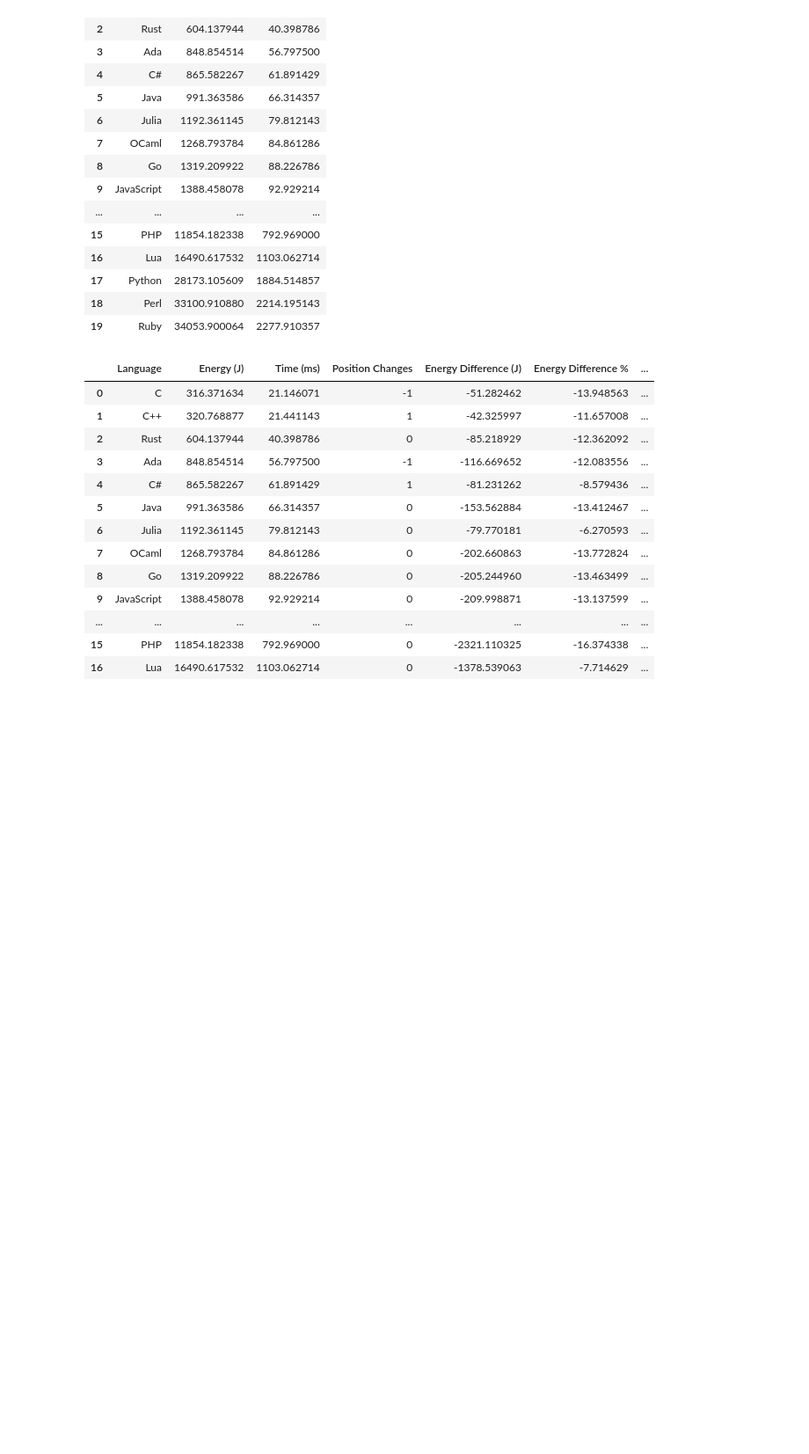
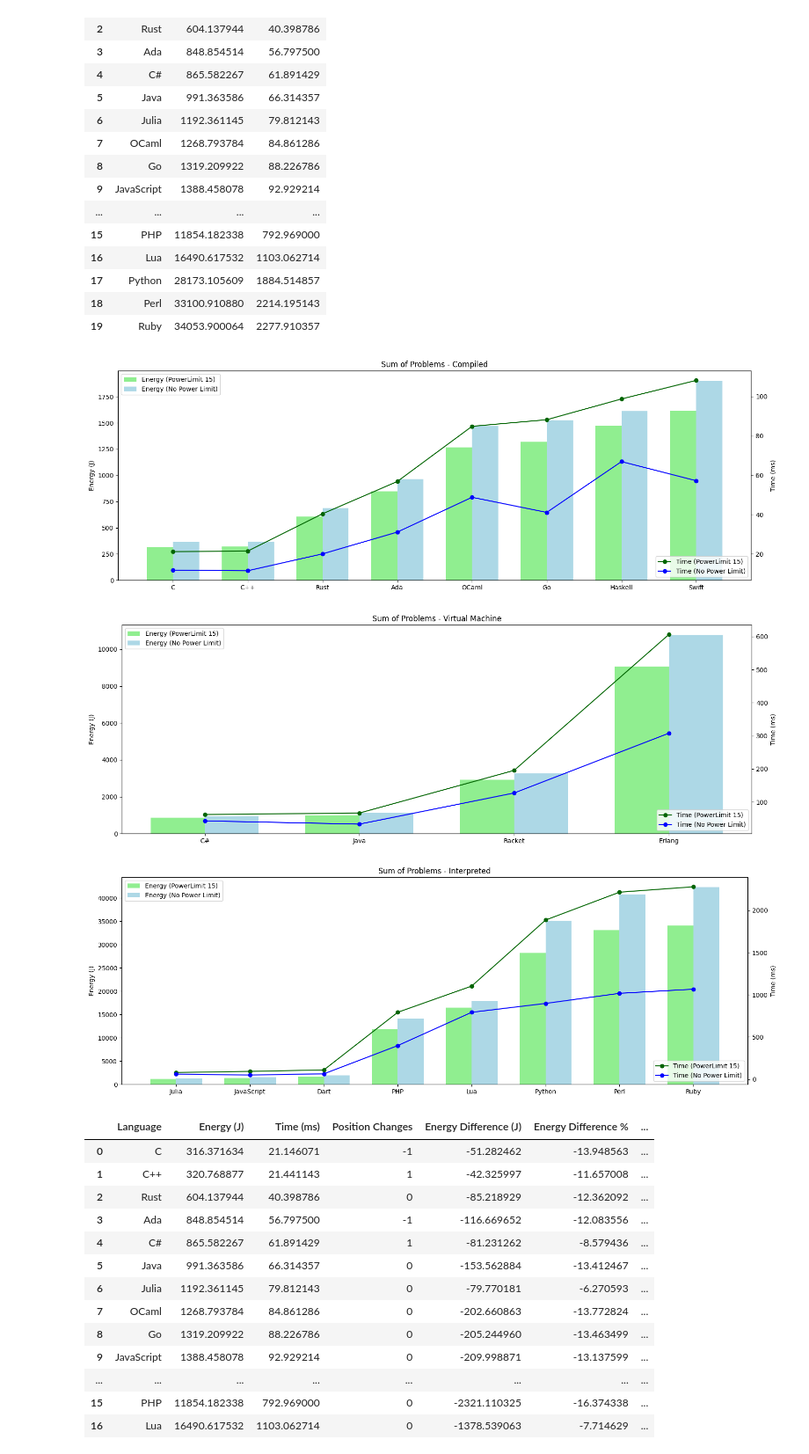
Before and after one commit to LuisMPSilva01/Energy-Languages-PowerCap, a Jupyter notebook: NoteBooks/statistics.ipynb, the cells around one changed output. Shown at 88% size. Drawn from its saved outputs; the diff is of its cells as text; code cells hidden in the pictures; blank space fills up the shorter version.

```diff
--- a/NoteBooks/statistics.ipynb
+++ b/NoteBooks/statistics.ipynb
@@ -659,6 +660,73 @@ dataset_power_limit_15.head(20)
 | 17 | Python | 28173.105609 | 1884.514857 |
 | 18 | Perl | 33100.910880 | 2214.195143 |
 | 19 | Ruby | 34053.900064 | 2277.910357 |
+# %%
+#sabicao
+dataset_power_no_limit['Type'] = "undefined"
+dataset_power_limit_15['Type'] = "undefined"
+
+# Categorize languages by type
+compiled_languages = ['Ada', 'C', 'C++', 'Go', 'Haskell', 'OCaml', 'Rust', 'Swift']
+interpreted_languages = ['Dart', 'JavaScript', 'Lua', 'Perl', 'PHP', 'Python', 'Ruby', 'Julia']
+vm_languages = ['C#', 'Erlang', 'Java', 'Racket']
+
+dataset_power_no_limit.loc[dataset_power_no_limit['Language'].isin(compiled_languages), 'Type'] = "Compiled"
+dataset_power_no_limit.loc[dataset_power_no_limit['Language'].isin(interpreted_languages), 'Type'] = "Interpreted"
+dataset_power_no_limit.loc[dataset_power_no_limit['Language'].isin(vm_languages), 'Type'] = "Virtual Machine"
+dataset_power_limit_15.loc[dataset_power_limit_15['Language'].isin(compiled_languages), 'Type'] = "Compiled"
+dataset_power_limit_15.loc[dataset_power_limit_15['Language'].isin(interpreted_languages), 'Type'] = "Interpreted"
+dataset_power_limit_15.loc[dataset_power_limit_15['Language'].isin(vm_languages), 'Type'] = "Virtual Machine"
+
+# Separate data by Type and PowerLimit
+compiled_15_data = dataset_power_limit_15[(dataset_power_limit_15['Type'] == 'Compiled')]
+compiled_minus_1_data = dataset_power_no_limit[(dataset_power_no_limit['Type'] == 'Compiled')]
+
+vm_15_data = dataset_power_limit_15[(dataset_power_limit_15['Type'] == 'Virtual Machine')]
+vm_minus_1_data = dataset_power_no_limit[(dataset_power_no_limit['Type'] == 'Virtual Machine')]
+
+interpreted_15_data = dataset_power_limit_15[(dataset_power_limit_15['Type'] == 'Interpreted')]
+interpreted_minus_1_data = dataset_power_no_limit[(dataset_power_no_limit['Type'] == 'Interpreted')]
+
+# Function to plot data
+def plot_data(ax, energy_15, time_15, energy_minus_1, time_minus_1, label):
+    x = np.arange(len(energy_15))
+    width = 0.35
+
+    ax.bar(x - width/2, energy_15['Energy (J)'], width, color='lightgreen', label='Energy (PowerLimit 15)')
+    ax.bar(x + width/2, energy_minus_1['Energy (J)'], width, color='lightblue', label='Energy (No Power Limit)')
+
+    ax2 = ax.twinx()
+    ax2.plot(x, energy_15['Time (ms)'], color='darkgreen', marker='o', label='Time (PowerLimit 15)')
+    ax2.plot(x, time_minus_1['Time (ms)'], color='blue', marker='o', label='Time (No Power Limit)')
+
+    ax.set_xticks(x)
+    ax.set_xticklabels(energy_15['Language'])
+    ax.set_ylabel('Energy (J)')
+    ax2.set_ylabel('Time (ms)')
+    ax.set_title(label)
+    ax.legend(loc='upper left')
+    ax2.legend(loc='lower right')  # Adjusting legend position
+
+# Create three separate figures
+fig1, ax1 = plt.subplots(figsize=(18, 6))
+fig2, ax2 = plt.subplots(figsize=(18, 6))
+fig3, ax3 = plt.subplots(figsize=(18, 6))
+
+# Plot data for Compiled
+plot_data(ax1, compiled_15_data, compiled_15_data, compiled_minus_1_data, compiled_minus_1_data, f'Sum of Problems - Compiled')
+
+# Plot data for Virtual Machine
+plot_data(ax2, vm_15_data, vm_15_data, vm_minus_1_data, vm_minus_1_data, f'Sum of Problems - Virtual Machine')
+
+# Plot data for Interpreted
+plot_data(ax3, interpreted_15_data, interpreted_15_data, interpreted_minus_1_data, interpreted_minus_1_data, f'Sum of Problems - Interpreted')
+
+# Show the plots
+plt.show()
+# %% [output]
+[figure, added]
+[figure, added]
+[figure, added]
 # %%
 result_df = []
 #  Iterate over languages in the program
```
Also changed, not shown: parts of 1 cell of this notebook.
